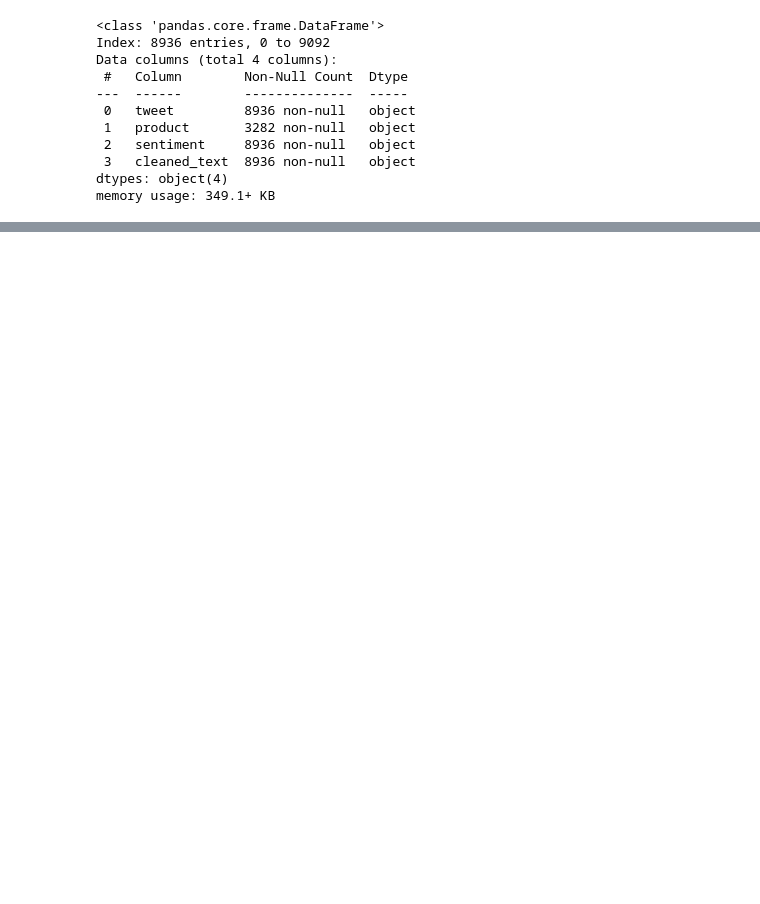
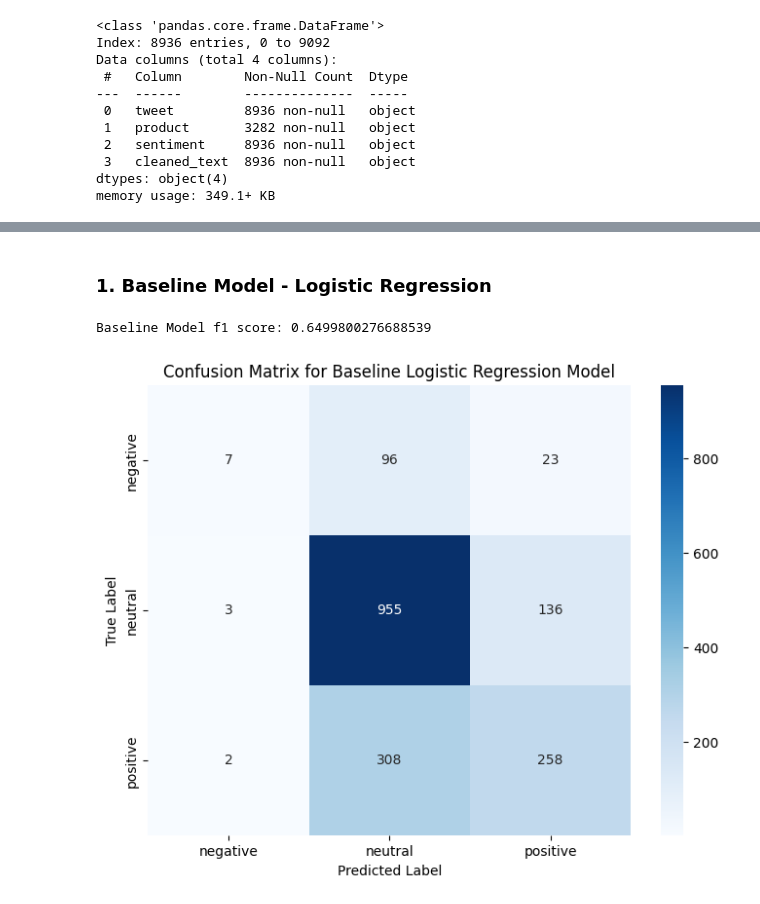
Before and after one commit to NgureGlo/Tweet_Sentiment_Classifier, a Jupyter notebook: twitter_sentiment_analysis.ipynb, the cells around one changed output, grey strips where cells are left out. Drawn from its saved outputs; the diff is of its cells as text; code cells hidden in the pictures; blank space fills up the shorter version.

```diff
--- a/twitter_sentiment_analysis.ipynb
+++ b/twitter_sentiment_analysis.ipynb
@@ -494,0 +459,7 @@ Confusion Matrix:
+# %%
+X = X_tfidf
+y = df['sentiment']
+
+X_train, X_test, y_train, y_test = train_test_split(X, y, test_size=0.2, random_state=42)
+# print("Training set size:", X_train.shape)
+# print("Test set size:", X_test.shape)
@@ -494,0 +486,29 @@ Confusion Matrix:
+# %% [markdown]
+### 1. Baseline Model - Logistic Regression
+# %%
+# Initialize the Logistic Regression model
+baseline_model = LogisticRegression(random_state=42)
+
+# Fit the model on the training data
+baseline_model.fit(X_train, y_train)
+
+# Make predictions on the test set
+y_pred_baseline = baseline_model.predict(X_test)
+
+# evaluating using F1-score
+baseline_f1_score = f1_score(y_test, y_pred_baseline, average='weighted')
+print("Baseline Model f1 score:", baseline_f1_score)
+print()
+
+# plotting the confusion matrix
+cm = confusion_matrix(y_test, y_pred_baseline, labels=['negative', 'neutral', 'positive'])
+
+plt.figure(figsize=(8, 6))
+sns.heatmap(cm, annot=True, fmt="d", cmap="Blues", xticklabels=['negative', 'neutral', 'positive'], yticklabels=['negative', 'neutral', 'positive'])
+plt.xlabel('Predicted Label')
+plt.ylabel('True Label')
+plt.title('Confusion Matrix for Baseline Logistic Regression Model')
+plt.show()
+# %% [output]
+Baseline Model f1 score: 0.6499800276688539
+[figure, added]
```
Also changed, not shown: parts of 81 cells of this notebook.
